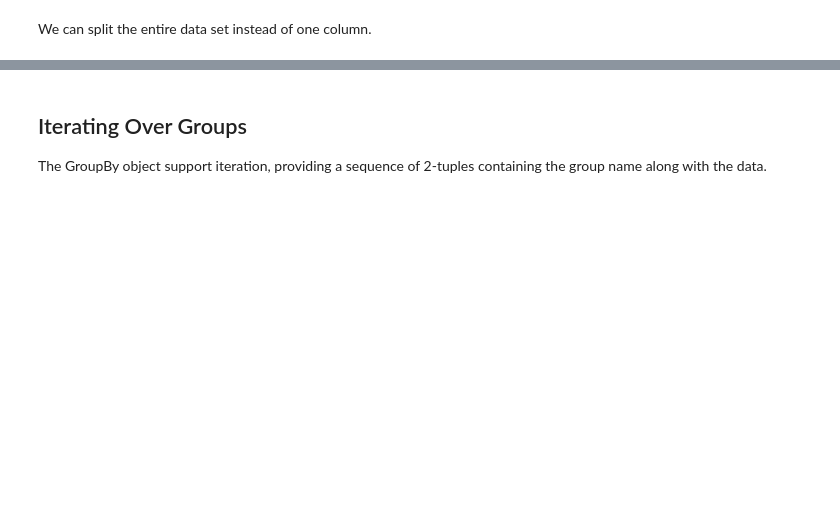
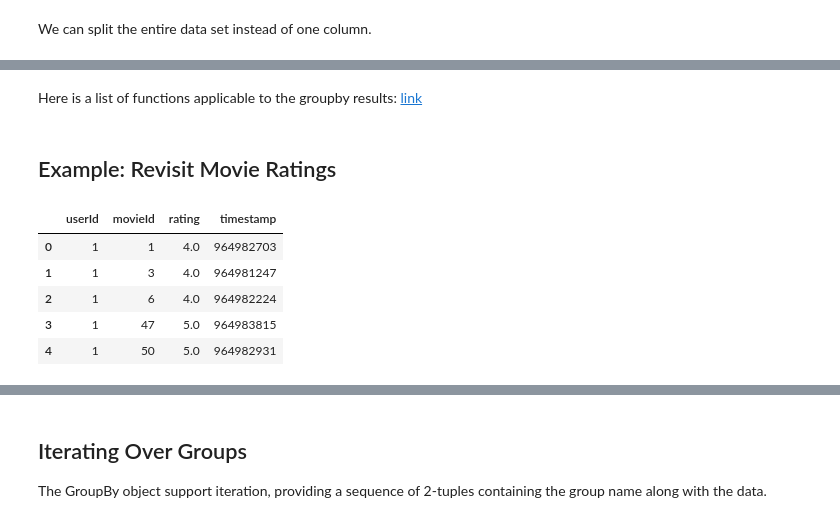
Before and after one commit to ch00226855/DataAnalysisFall2023, a Jupyter notebook: Week10_GroupByMechanics.ipynb, the cells around one changed output, grey strips where cells are left out. Cells and saved outputs as stored; diff of their text form; code cells hidden in the pictures; blank space fills up the shorter version.

```diff
--- a/Week10_GroupByMechanics.ipynb
+++ b/Week10_GroupByMechanics.ipynb
@@ -100,0 +206,14 @@ df.groupby(['Course', 'Semester']).size().to_frame(name='Number of Students')
+# %% [markdown]
+Here is a list of functions applicable to the groupby results: [link](https://pandas.pydata.org/docs/reference/groupby.html)
+# %% [markdown]
+## Example: Revisit Movie Ratings
+# %%
+ratings = pd.read_csv("mydata/ml-latest-small/ratings.csv")
+ratings.head()
+# %% [output]
+|  | userId | movieId | rating | timestamp |
+| 0 | 1 | 1 | 4.0 | 964982703 |
+| 1 | 1 | 3 | 4.0 | 964981247 |
+| 2 | 1 | 6 | 4.0 | 964982224 |
+| 3 | 1 | 47 | 5.0 | 964983815 |
+| 4 | 1 | 50 | 5.0 | 964982931 |
```
Also changed, not shown: parts of 36 cells of this notebook, 1 other file.
